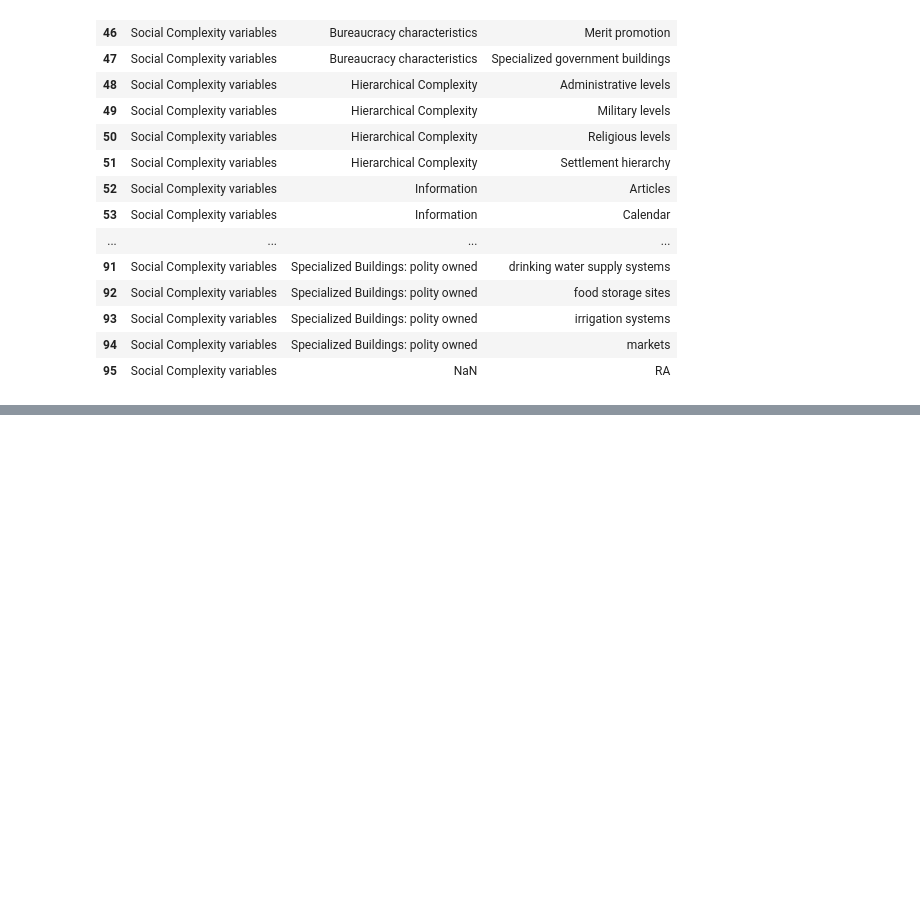
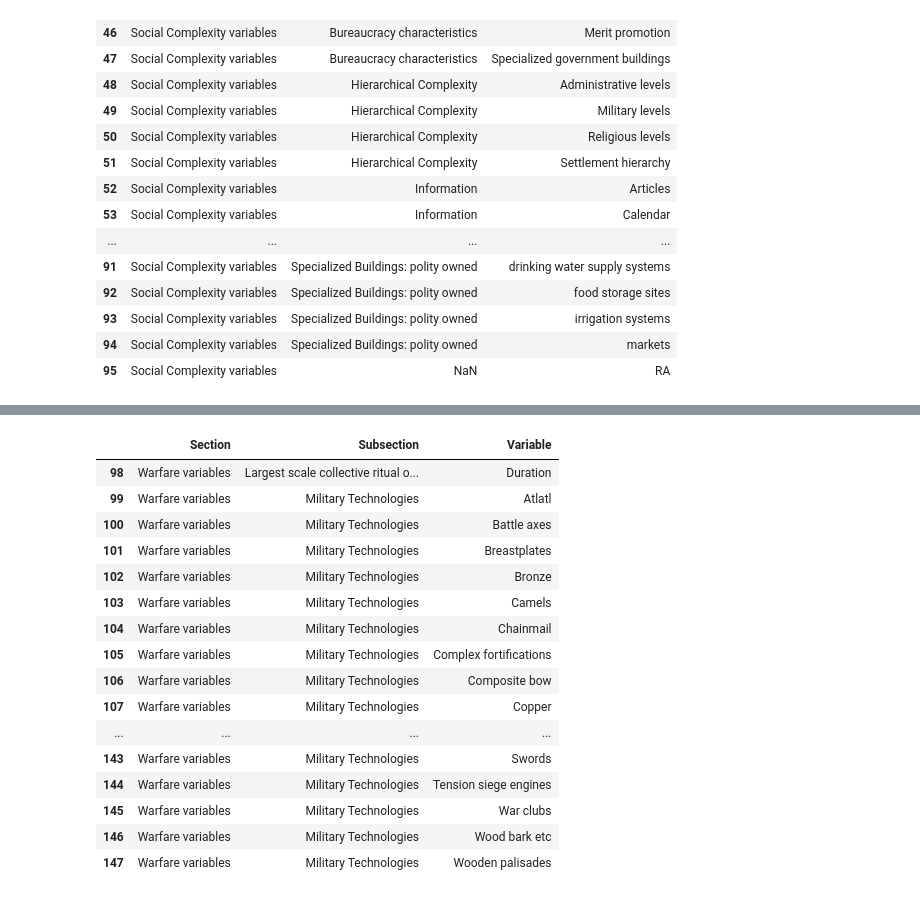
Before and after one commit to vipervit/seshat, a Jupyter notebook: vars.ipynb, the cells around one changed output, grey strips where cells are left out. Cells and saved outputs as stored; diff of their text form; code cells hidden in the pictures; blank space fills up the shorter version.

Commit message:
variables list added

```diff
--- a/vars.ipynb
+++ b/vars.ipynb
@@ -163,0 +186,20 @@ df_socomplex
+# %%
+df_warfare[:50]
+# %% [output]
+|  | Section | Subsection | Variable |
+| 98 | Warfare variables | Largest scale collective ritual o... | Duration |
+| 99 | Warfare variables | Military Technologies | Atlatl |
+| 100 | Warfare variables | Military Technologies | Battle axes |
+| 101 | Warfare variables | Military Technologies | Breastplates |
+| 102 | Warfare variables | Military Technologies | Bronze |
+| 103 | Warfare variables | Military Technologies | Camels |
+| 104 | Warfare variables | Military Technologies | Chainmail |
+| 105 | Warfare variables | Military Technologies | Complex fortifications |
+| 106 | Warfare variables | Military Technologies | Composite bow |
+| 107 | Warfare variables | Military Technologies | Copper |
+| ... | ... | ... | ... |
+| 143 | Warfare variables | Military Technologies | Swords |
+| 144 | Warfare variables | Military Technologies | Tension siege engines |
+| 145 | Warfare variables | Military Technologies | War clubs |
+| 146 | Warfare variables | Military Technologies | Wood bark etc |
+| 147 | Warfare variables | Military Technologies | Wooden palisades |
```
Also changed, not shown: parts of 4 cells of this notebook.
